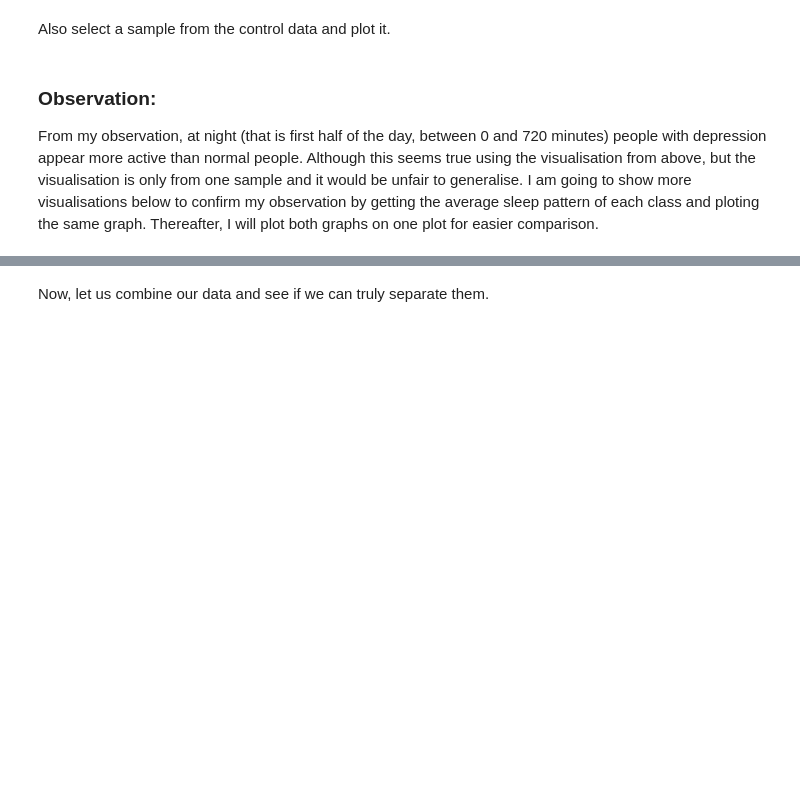
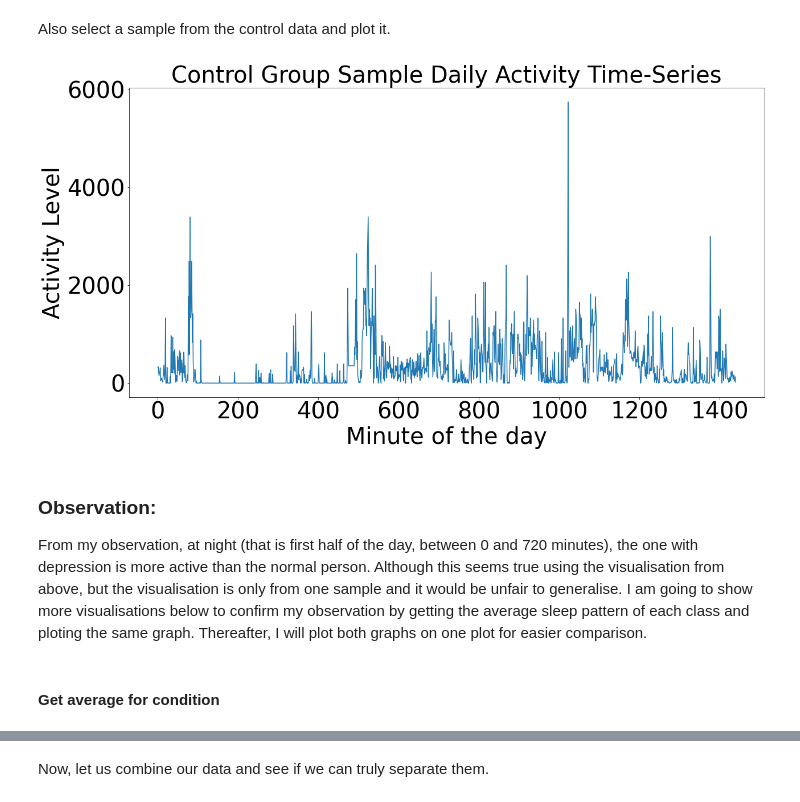
Before and after one commit to Chuukwudi/Depression-Classification-based-on-motor-activity-actigraph-data-from-wearable-devices, a Jupyter notebook: My_ML_ICA.ipynb, the cells around one changed output, grey strips where cells are left out. Cells and saved outputs as stored; diff of their text form; code cells hidden in the pictures; blank space fills up the shorter version.

```diff
--- a/My_ML_ICA.ipynb
+++ b/My_ML_ICA.ipynb
@@ -172,15 +204,22 @@ Also select a sample from the control data and plot it.
 # %%
 plt.figure(figsize=(20, 10))
 plt.plot(X_control[0])
-plt.title('Control Group Sample Daily Activity Time-Series')
-plt.ylabel('Activity Level')
-plt.xlabel('Minute of the day')
+plt.title('Control Group Sample Daily Activity Time-Series', fontsize=40)
+plt.ylabel('Activity Level', fontsize=40)
+plt.xlabel('Minute of the day', fontsize=40)
 plt.grid(False)
+plt.rc('xtick',labelsize=40)
+plt.rc('ytick',labelsize=40)
+
+plt.savefig('Control Group Sample Daily Activity Time-Series.jpg')
 plt.show()
-plt.savefig('Control Group Sample Daily Activity Time-Series.png')
+# %% [output]
+[figure, added]
 # %% [markdown]
 ### Observation:
-From my observation, at night (that is first half of the day, between 0 and 720 minutes) people with depression appear more active than normal people. Although this seems true using the visualisation from above, but the visualisation is only from one sample and it would be unfair to generalise. I am going to show more visualisations below to confirm my observation by getting the average sleep pattern of each class and ploting the same graph. Thereafter, I will plot both graphs on one plot for easier comparison.
+From my observation, at night (that is first half of the day, between 0 and 720 minutes), the one with depression is more active than the normal person. Although this seems true using the visualisation from above, but the visualisation is only from one sample and it would be unfair to generalise. I am going to show more visualisations below to confirm my observation by getting the average sleep pattern of each class and ploting the same graph. Thereafter, I will plot both graphs on one plot for easier comparison.
+# %% [markdown]
+#### Get average for condition
 # %%
 # Get average for condition
 condition_sum_vector = X_condition[0]
```
Also changed, not shown: parts of 85 cells of this notebook, 1 other file.
